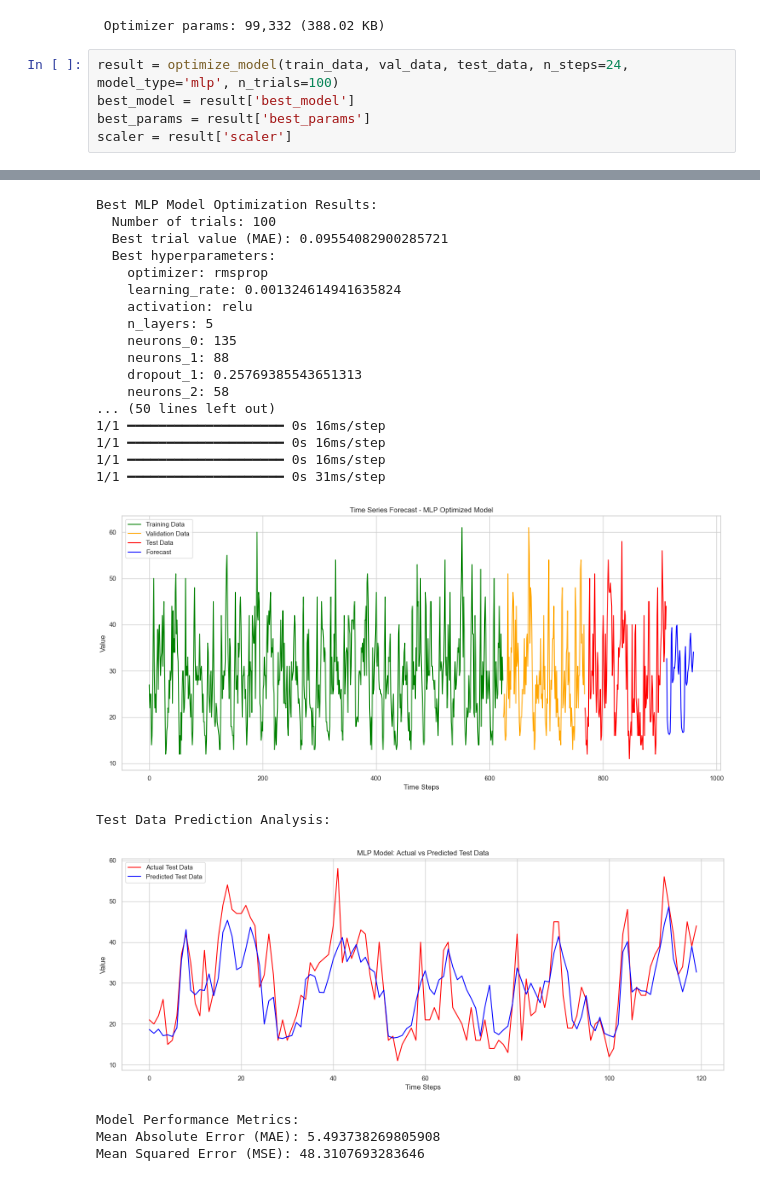
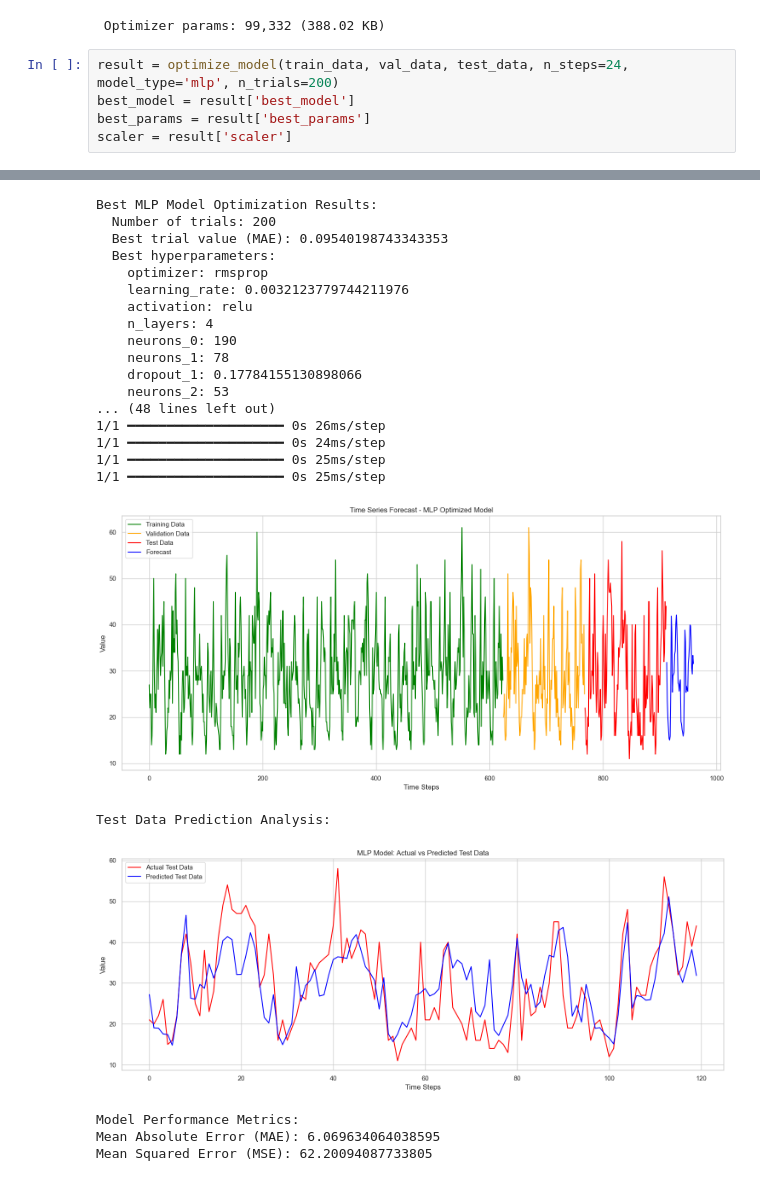
Before and after one commit to Pepe-Chuy/Examen2NL, a Jupyter notebook: H404.ipynb, the cells around one changed output, grey strips where cells are left out. Cells and saved outputs as stored; diff of their text form.

```diff
--- a/H404.ipynb
+++ b/H404.ipynb
@@ -115,7 +115,7 @@ Model: "sequential_1"
  Non-trainable params: 0 (0.00 B)
  Optimizer params: 99,332 (388.02 KB)
 # %%
-result = optimize_model(train_data, val_data, test_data, n_steps=24, model_type='mlp', n_trials=100)
+result = optimize_model(train_data, val_data, test_data, n_steps=24, model_type='mlp', n_trials=200)
 best_model = result['best_model']
 best_params = result['best_params']
 scaler = result['scaler']
@@ -140,23 +140,23 @@ scaler = result['scaler']
 Best MLP Model Optimization Results:
-  Number of trials: 100
-  Best trial value (MAE): 0.09554082900285721
+  Number of trials: 200
+  Best trial value (MAE): 0.09540198743343353
   Best hyperparameters:
     optimizer: rmsprop
-    learning_rate: 0.001324614941635824
+    learning_rate: 0.0032123779744211976
     activation: relu
-    n_layers: 5
-    neurons_0: 135
-    neurons_1: 88
-    dropout_1: 0.25769385543651313
-    neurons_2: 58
-... (50 lines left out)
-1/1 ━━━━━━━━━━━━━━━━━━━━ 0s 16ms/step
-1/1 ━━━━━━━━━━━━━━━━━━━━ 0s 16ms/step
-1/1 ━━━━━━━━━━━━━━━━━━━━ 0s 16ms/step
-1/1 ━━━━━━━━━━━━━━━━━━━━ 0s 31ms/step
+    n_layers: 4
+    neurons_0: 190
+    neurons_1: 78
+    dropout_1: 0.17784155130898066
+    neurons_2: 53
+... (48 lines left out)
+1/1 ━━━━━━━━━━━━━━━━━━━━ 0s 26ms/step
+1/1 ━━━━━━━━━━━━━━━━━━━━ 0s 24ms/step
+1/1 ━━━━━━━━━━━━━━━━━━━━ 0s 25ms/step
+1/1 ━━━━━━━━━━━━━━━━━━━━ 0s 25ms/step
-[figure, old version]
+[figure, new version]
 Test Data Prediction Analysis:
-[figure, old version]
+[figure, new version]
 Model Performance Metrics:
-Mean Absolute Error (MAE): 5.493738269805908
-Mean Squared Error (MSE): 48.3107693283646
+Mean Absolute Error (MAE): 6.069634064038595
+Mean Squared Error (MSE): 62.20094087733805
```
Also changed, not shown: parts of 2 cells of this notebook, 2 other files.
